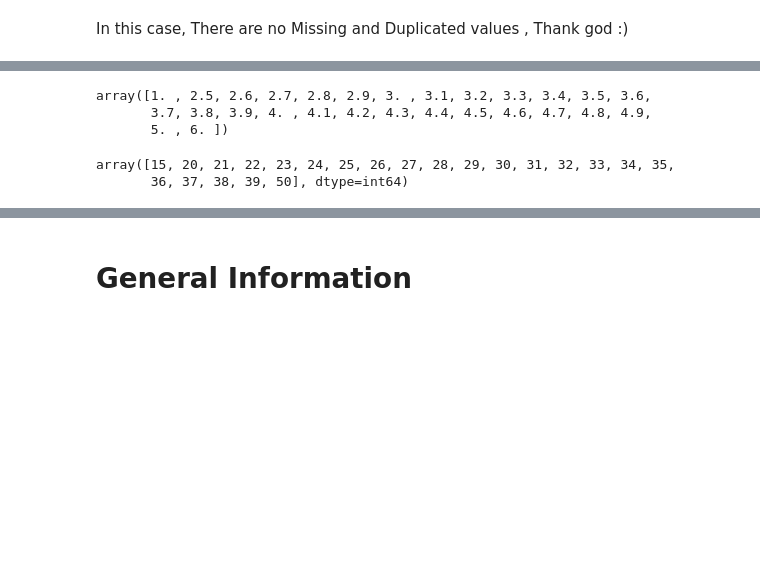
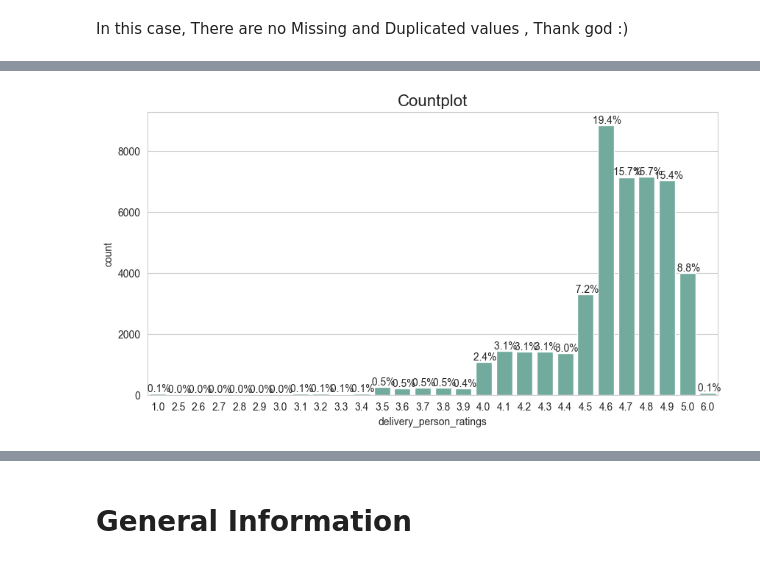
Before and after one commit to MrRezamo/Food_Delivery_Time_Prediction, a Jupyter notebook: Project/Main_Project.ipynb, the cells around one changed output, grey strips where cells are left out. Saved outputs shown, nothing was run; the diff lists cells and outputs as text; code cells hidden in the pictures; blank space fills up the shorter version.

```diff
--- a/Project/Main_Project.ipynb
+++ b/Project/Main_Project.ipynb
@@ -154,12 +156,9 @@ Name: count, dtype: int64
 # %%
 # Information about Delivery ratings unique
-np.sort(data.delivery_person_ratings.unique())
+countplot(
+    data = data,
+    column_name = 'delivery_person_ratings',
+    bar_labels = True
+);
 # %% [output]
-array([1. , 2.5, 2.6, 2.7, 2.8, 2.9, 3. , 3.1, 3.2, 3.3, 3.4, 3.5, 3.6,
-       3.7, 3.8, 3.9, 4. , 4.1, 4.2, 4.3, 4.4, 4.5, 4.6, 4.7, 4.8, 4.9,
-       5. , 6. ])
+[figure, added]
-# %%
-np.sort(data.delivery_person_age.unique())
-# %% [output]
-array([15, 20, 21, 22, 23, 24, 25, 26, 27, 28, 29, 30, 31, 32, 33, 34, 35,
-       36, 37, 38, 39, 50], dtype=int64)
```
Also changed, not shown: parts of 32 cells of this notebook.
